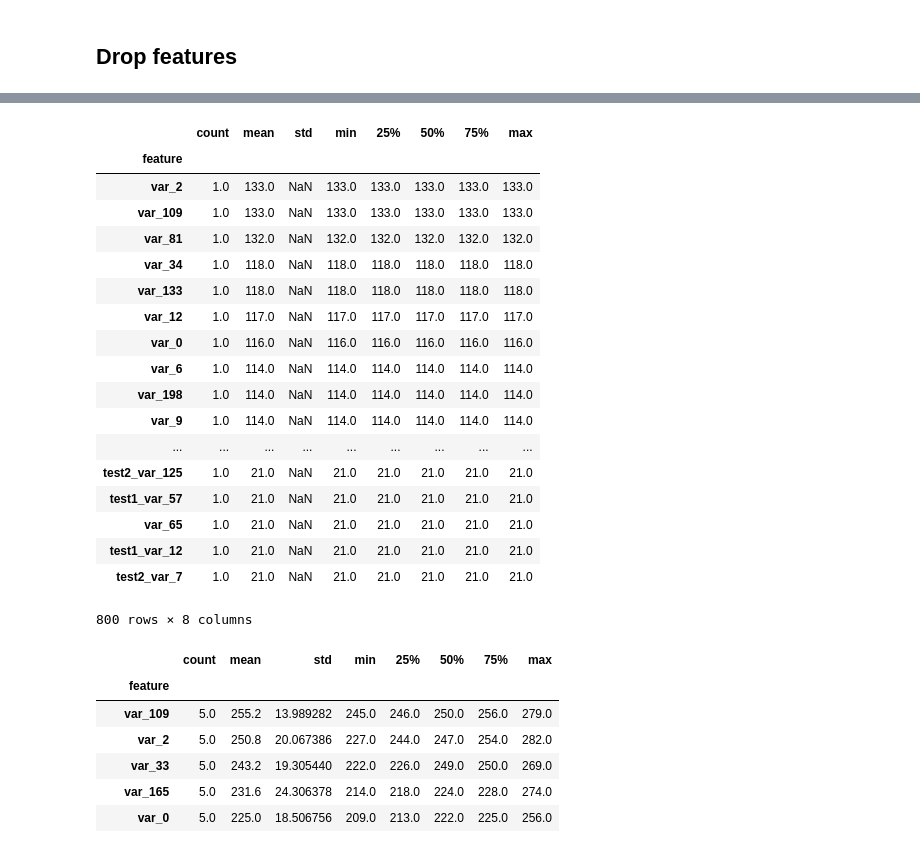
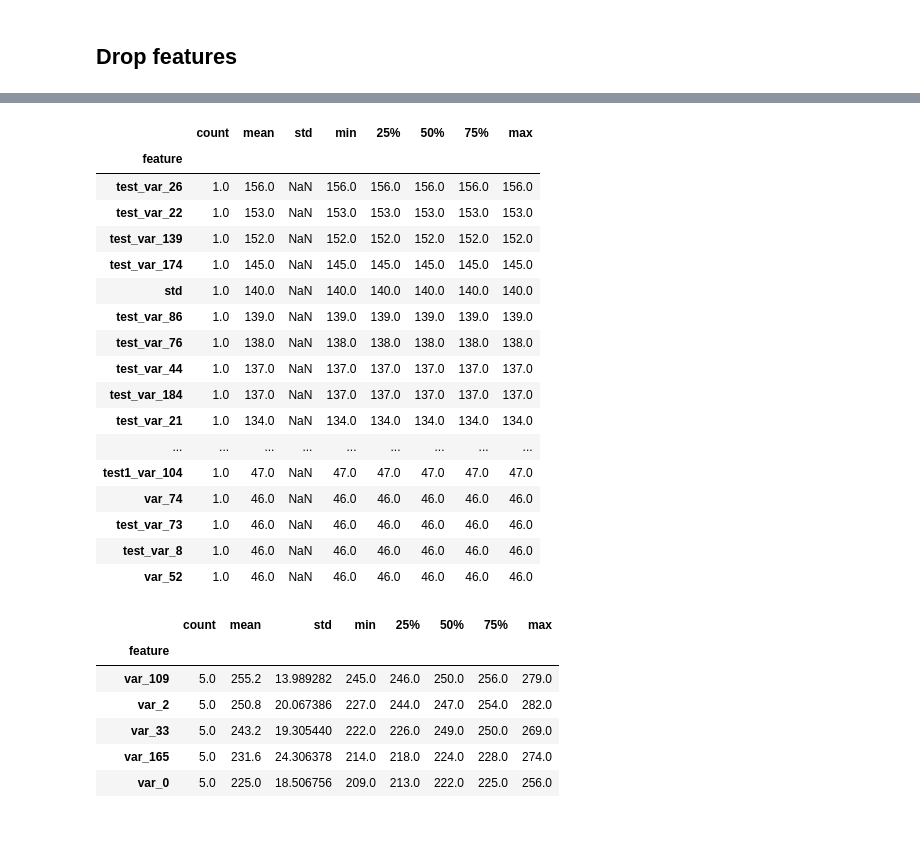
Before and after one commit to YunpengCai/Kaggle-machine-learning-competition-100th-solution, a Jupyter notebook: EDA.ipynb, the cells around one changed output, grey strips where cells are left out. Cells and saved outputs as stored; diff of their text form; code cells hidden in the pictures.

```diff
--- a/EDA.ipynb
+++ b/EDA.ipynb
@@ -397,0 +430,22 @@ for i in range(200):
+# %%
+for i in range(200):
+    var='var_'+str(i)
+    if i%25==0:
+        print (i)
+    summary=X_train.groupby('count_'+var)['target'].describe()
+    new_dict={}
+    current=0.1
+    for i in range(len(summary.index)):
+        unique=summary.index[i]
+        if summary['count'].values[i]>800:
+            new_dict[unique]=summary['mean'].values[i]
+            current=summary['mean'].values[i]
+        if summary['count'].values[i]<=800:
+            #if current<0.095:
+                #current-=0.001
+            #if current>0.105:
+                #current+=0.001
+            new_dict[unique]=current
+    train['test2_'+var]=train['count_'+var].map(new_dict)
+    #X_valid['test2_'+var]=X_valid['count_'+var].map(new_dict)
+    #test['test2_'+var]=test['count_'+var].map(new_dict)
@@ -541,22 +656,23 @@ import lightgbm as lgb
 lgb_param = {
     # This one seems to be better than the lower one
     'bagging_freq': 5,
-        'bagging_fraction': 0.35,#0.3 and 0.5 is worse
+        'bagging_fraction': 0.35,#0.35
         'boost_from_average':'false',
         'boost': 'gbdt',#gbdt
-        'feature_fraction': 0.03,#0.045
-        'learning_rate': 0.03,#0.0083
-        'max_depth': -1, #1
+        'feature_fraction': 0.055,#0.045
+        'learning_rate': 0.012,#0.0083
+        'max_depth': 1, #1
         'metric':'auc',
         'min_data_in_leaf': 80, #80
         'min_sum_hessian_in_leaf': 12,#10
-        'num_leaves': 8, #8
+        'num_leaves': 2, #8
         #'num_threads': 8,
         'tree_learner': 'serial',
         'objective': 'binary',
         'verbosity': 1,
         "boost_from_average": "false",
-        #"max_bin":100
+        #'lambda_l1':0.1
+        "max_bin":2000
         #'is_unbalance':True #new
 }
 # %%
@@ -579,7 +695,7 @@ for i, (train_idx, valid_idx) in enumerate(splits):
     watchlist = [(trn_data, 'train'), (val_data, 'valid')]
 
     #num_round = 15000
-    lgb_clf=lgb.train(lgb_param, trn_data, 300000, valid_sets = [trn_data, val_data], early_stopping_rounds=10000, verbose_eval=1000)
+    lgb_clf=lgb.train(lgb_param, trn_data, 300000, valid_sets = [trn_data, val_data], early_stopping_rounds=9000, verbose_eval=1000)
 
     oof[valid_idx] = lgb_clf.predict(x[valid_idx], num_iteration=lgb_clf.best_iteration)
 
@@ -615,7 +731,7 @@ trn_data = lgb.Dataset(X_train, label=y_train)
 val_data = lgb.Dataset(X_valid, label=y_valid)
 watchlist = [(trn_data, 'train'), (val_data, 'valid')]
 
-lgb_clf=lgb.train(lgb_param, trn_data, 50000, valid_sets = [trn_data, val_data], early_stopping_rounds=3000, verbose_eval=1000)
+lgb_clf=lgb.train(lgb_param, trn_data, 50000, valid_sets = [trn_data, val_data], early_stopping_rounds=2000, verbose_eval=1000)
 
 #oof = lgb_clf.predict(X_valid, num_iteration=lgb_clf.best_iteration)
 
@@ -644,26 +757,25 @@ Early stopping, best iteration is:
 # %%
-pd.set_option('display.max_rows', 600)
+pd.set_option('display.max_rows', 700)
 fold_importance_df.groupby('feature')['importance'].describe().sort_values(by='mean',ascending=False)
 # %% [output]
 |  | count | mean | std | min | 25% | 50% | 75% | max |
 | feature |  |  |  |  |  |  |  |  |
-| var_2 | 1.0 | 133.0 | NaN | 133.0 | 133.0 | 133.0 | 133.0 | 133.0 |
-| var_109 | 1.0 | 133.0 | NaN | 133.0 | 133.0 | 133.0 | 133.0 | 133.0 |
-| var_81 | 1.0 | 132.0 | NaN | 132.0 | 132.0 | 132.0 | 132.0 | 132.0 |
-| var_34 | 1.0 | 118.0 | NaN | 118.0 | 118.0 | 118.0 | 118.0 | 118.0 |
-| var_133 | 1.0 | 118.0 | NaN | 118.0 | 118.0 | 118.0 | 118.0 | 118.0 |
-| var_12 | 1.0 | 117.0 | NaN | 117.0 | 117.0 | 117.0 | 117.0 | 117.0 |
-| var_0 | 1.0 | 116.0 | NaN | 116.0 | 116.0 | 116.0 | 116.0 | 116.0 |
-| var_6 | 1.0 | 114.0 | NaN | 114.0 | 114.0 | 114.0 | 114.0 | 114.0 |
-| var_198 | 1.0 | 114.0 | NaN | 114.0 | 114.0 | 114.0 | 114.0 | 114.0 |
-| var_9 | 1.0 | 114.0 | NaN | 114.0 | 114.0 | 114.0 | 114.0 | 114.0 |
+| test_var_26 | 1.0 | 156.0 | NaN | 156.0 | 156.0 | 156.0 | 156.0 | 156.0 |
+| test_var_22 | 1.0 | 153.0 | NaN | 153.0 | 153.0 | 153.0 | 153.0 | 153.0 |
+| test_var_139 | 1.0 | 152.0 | NaN | 152.0 | 152.0 | 152.0 | 152.0 | 152.0 |
+| test_var_174 | 1.0 | 145.0 | NaN | 145.0 | 145.0 | 145.0 | 145.0 | 145.0 |
+| std | 1.0 | 140.0 | NaN | 140.0 | 140.0 | 140.0 | 140.0 | 140.0 |
+| test_var_86 | 1.0 | 139.0 | NaN | 139.0 | 139.0 | 139.0 | 139.0 | 139.0 |
+| test_var_76 | 1.0 | 138.0 | NaN | 138.0 | 138.0 | 138.0 | 138.0 | 138.0 |
+| test_var_44 | 1.0 | 137.0 | NaN | 137.0 | 137.0 | 137.0 | 137.0 | 137.0 |
+| test_var_184 | 1.0 | 137.0 | NaN | 137.0 | 137.0 | 137.0 | 137.0 | 137.0 |
+| test_var_21 | 1.0 | 134.0 | NaN | 134.0 | 134.0 | 134.0 | 134.0 | 134.0 |
 | ... | ... | ... | ... | ... | ... | ... | ... | ... |
-| test2_var_125 | 1.0 | 21.0 | NaN | 21.0 | 21.0 | 21.0 | 21.0 | 21.0 |
-| test1_var_57 | 1.0 | 21.0 | NaN | 21.0 | 21.0 | 21.0 | 21.0 | 21.0 |
-| var_65 | 1.0 | 21.0 | NaN | 21.0 | 21.0 | 21.0 | 21.0 | 21.0 |
-| test1_var_12 | 1.0 | 21.0 | NaN | 21.0 | 21.0 | 21.0 | 21.0 | 21.0 |
-| test2_var_7 | 1.0 | 21.0 | NaN | 21.0 | 21.0 | 21.0 | 21.0 | 21.0 |
+| test1_var_104 | 1.0 | 47.0 | NaN | 47.0 | 47.0 | 47.0 | 47.0 | 47.0 |
+| var_74 | 1.0 | 46.0 | NaN | 46.0 | 46.0 | 46.0 | 46.0 | 46.0 |
+| test_var_73 | 1.0 | 46.0 | NaN | 46.0 | 46.0 | 46.0 | 46.0 | 46.0 |
+| test_var_8 | 1.0 | 46.0 | NaN | 46.0 | 46.0 | 46.0 | 46.0 | 46.0 |
+| var_52 | 1.0 | 46.0 | NaN | 46.0 | 46.0 | 46.0 | 46.0 | 46.0 |
-800 rows × 8 columns
 # %%
 pd.set_option('display.max_rows', 600)
 feature_importance_df.groupby('feature')['importance'].describe().sort_values(by='mean',ascending=False)
```
Also changed, not shown: parts of 34 cells of this notebook, 1 other file.
